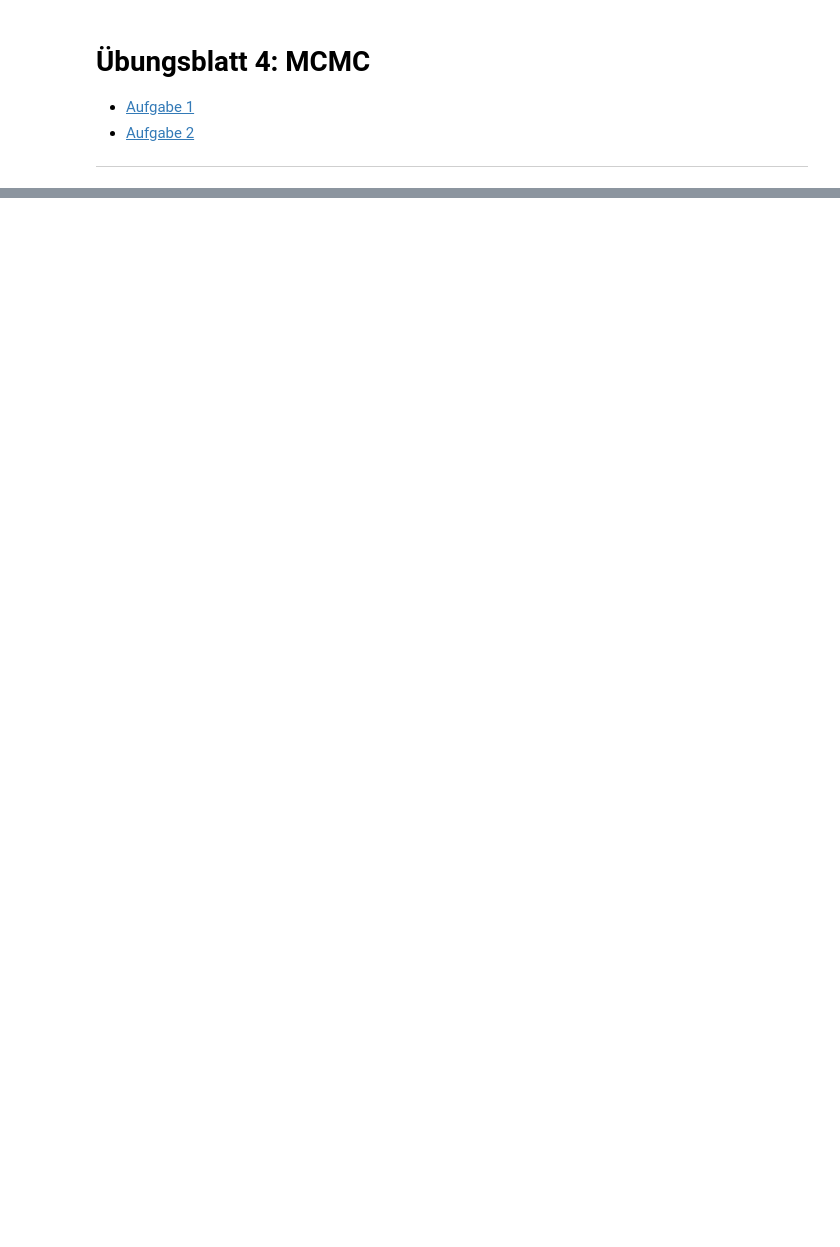
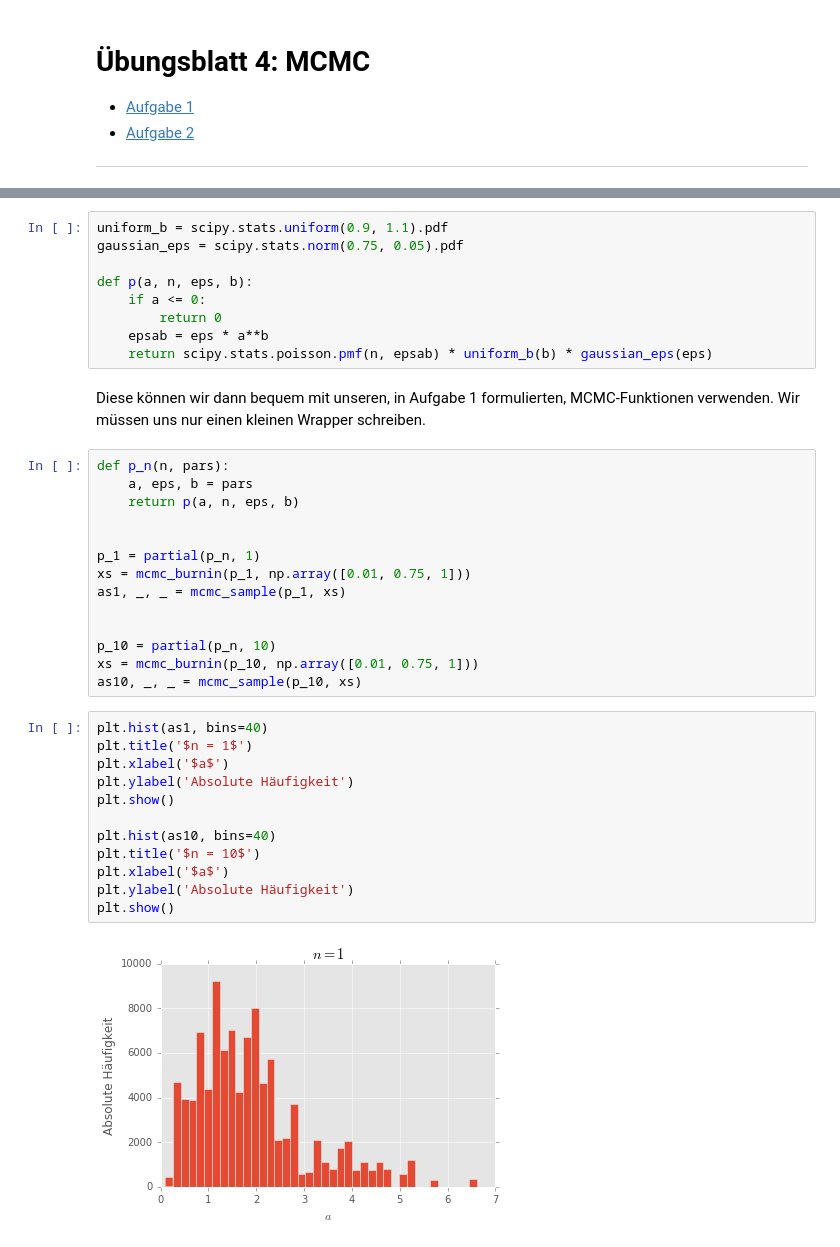
Before and after one commit to kdungs/teaching-SMD2-2016, a Jupyter notebook: solutions/4.ipynb, the cells around one changed output, grey strips where cells are left out. Saved outputs shown, nothing was run; the diff lists cells and outputs as text; blank space fills up the shorter version.

```diff
--- a/solutions/4.ipynb
+++ b/solutions/4.ipynb
@@ -78,0 +98,39 @@ Ein Experiment beobachtet $n$ Ereignisse. Die Nachweiswahrscheinlichkeit für e
+# %%
+uniform_b = scipy.stats.uniform(0.9, 1.1).pdf
+gaussian_eps = scipy.stats.norm(0.75, 0.05).pdf
+
+def p(a, n, eps, b):
+    if a <= 0:
+        return 0
+    epsab = eps * a**b
+    return scipy.stats.poisson.pmf(n, epsab) * uniform_b(b) * gaussian_eps(eps)
+# %% [markdown]
+Diese können wir dann bequem mit unseren, in Aufgabe 1 formulierten, MCMC-Funktionen verwenden. Wir müssen uns nur einen kleinen Wrapper schreiben.
+# %%
+def p_n(n, pars):
+    a, eps, b = pars
+    return p(a, n, eps, b)
+
+
+p_1 = partial(p_n, 1)
+xs = mcmc_burnin(p_1, np.array([0.01, 0.75, 1]))
+as1, _, _ = mcmc_sample(p_1, xs)
+
+
+p_10 = partial(p_n, 10)
+xs = mcmc_burnin(p_10, np.array([0.01, 0.75, 1]))
+as10, _, _ = mcmc_sample(p_10, xs)
+# %%
+plt.hist(as1, bins=40)
+plt.title('$n = 1$')
+plt.xlabel('$a$')
+plt.ylabel('Absolute Häufigkeit')
+plt.show()
+
+plt.hist(as10, bins=40)
+plt.title('$n = 10$')
+plt.xlabel('$a$')
+plt.ylabel('Absolute Häufigkeit')
+plt.show()
+# %% [output]
+[figure, added]
```
Also changed, not shown: parts of 7 cells of this notebook.
